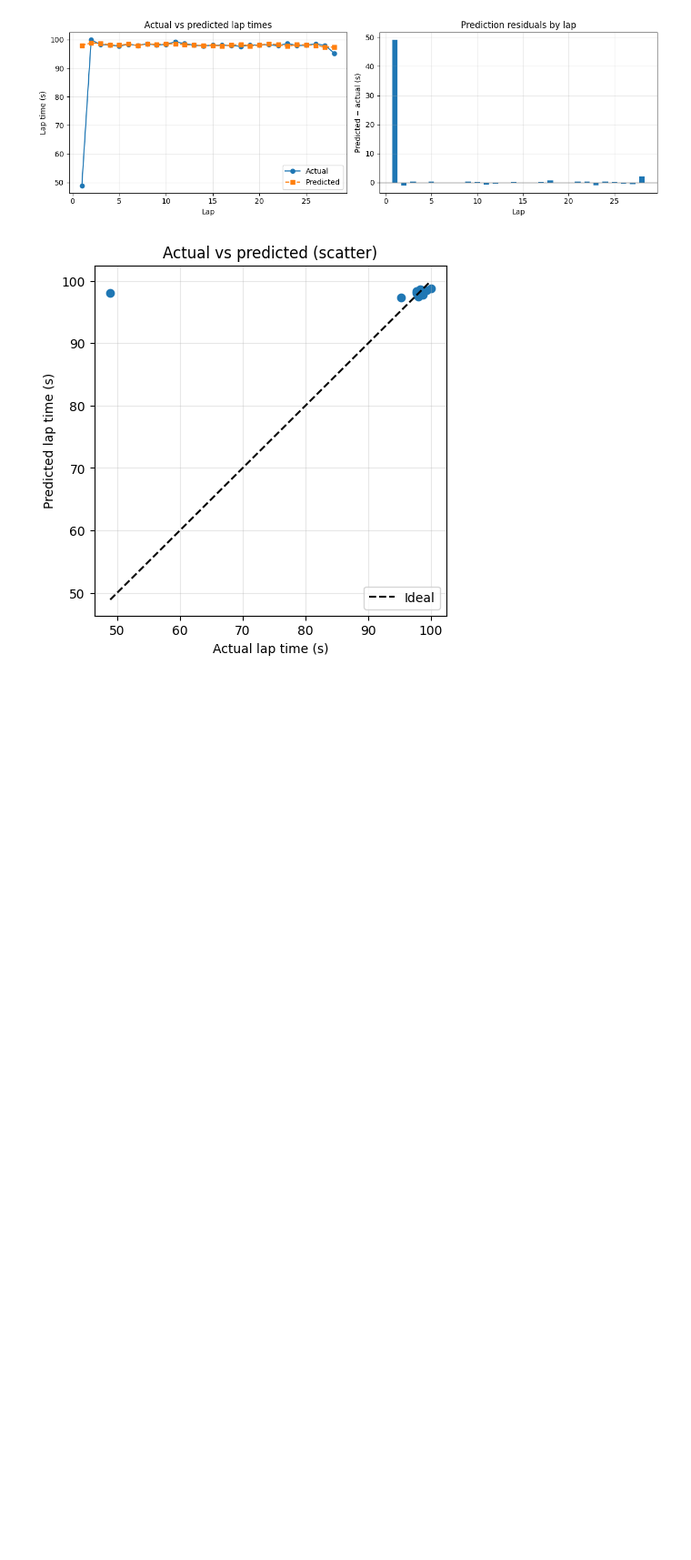
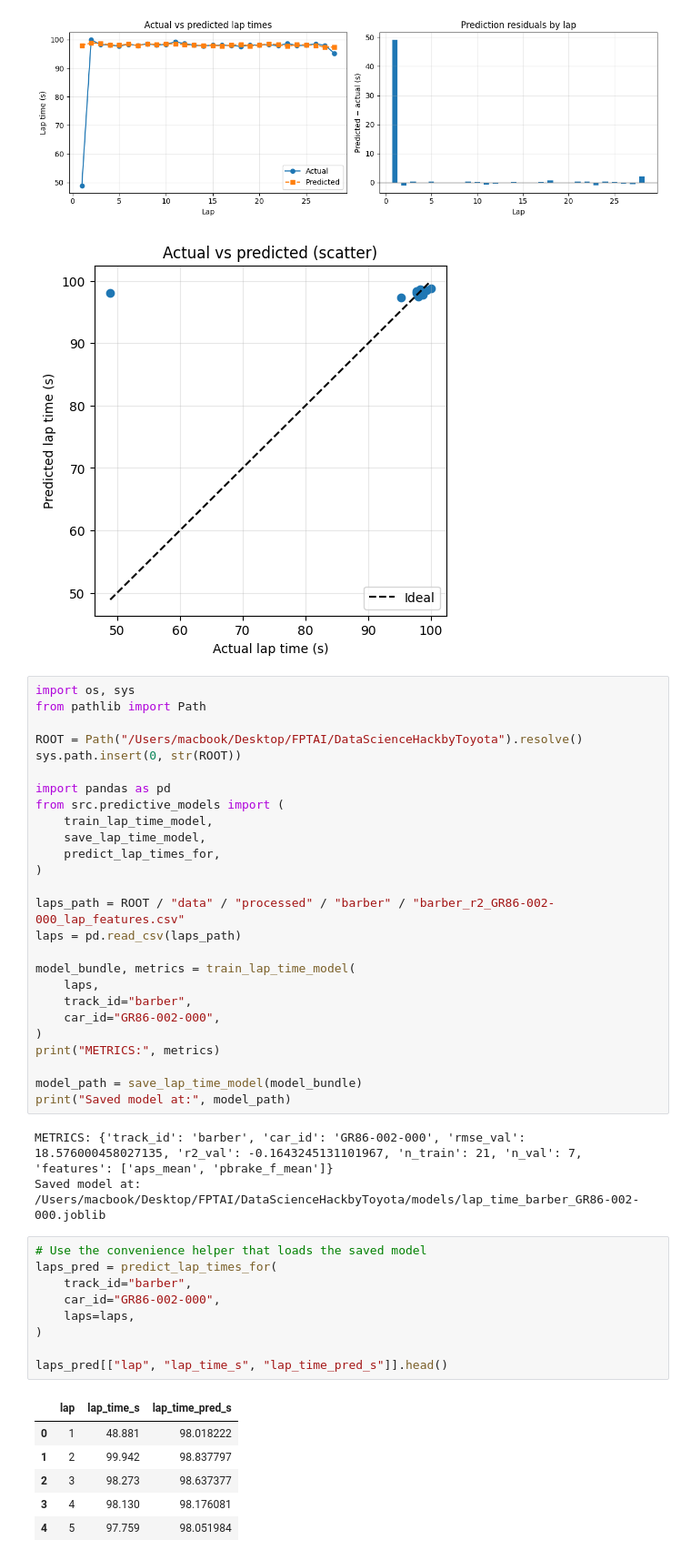
Before and after one commit to ngstephen1/DataScienceHackbyToyota, a Jupyter notebook: notebooks/11_barber_predictive_model.ipynb, the cells around one changed output. Shown: that part at 91% size. Saved outputs shown, nothing was run; the diff lists cells and outputs as text; blank space fills up the shorter version.

```diff
--- a/notebooks/11_barber_predictive_model.ipynb
+++ b/notebooks/11_barber_predictive_model.ipynb
@@ -295,3 +295,48 @@ plt.show()
 # %% [output]
 [figure]
 [figure]
+# %%
+import os, sys
+from pathlib import Path
+
+ROOT = Path("/Users/macbook/Desktop/FPTAI/DataScienceHackbyToyota").resolve()
+sys.path.insert(0, str(ROOT))
+
+import pandas as pd
+from src.predictive_models import (
+    train_lap_time_model,
+    save_lap_time_model,
+    predict_lap_times_for,
+)
+
+laps_path = ROOT / "data" / "processed" / "barber" / "barber_r2_GR86-002-000_lap_features.csv"
+laps = pd.read_csv(laps_path)
+
+model_bundle, metrics = train_lap_time_model(
+    laps,
+    track_id="barber",
+    car_id="GR86-002-000",
+)
+print("METRICS:", metrics)
+
+model_path = save_lap_time_model(model_bundle)
+print("Saved model at:", model_path)
+# %% [output]
+METRICS: {'track_id': 'barber', 'car_id': 'GR86-002-000', 'rmse_val': 18.576000458027135, 'r2_val': -0.1643245131101967, 'n_train': 21, 'n_val': 7, 'features': ['aps_mean', 'pbrake_f_mean']}
+Saved model at: /Users/macbook/Desktop/FPTAI/DataScienceHackbyToyota/models/lap_time_barber_GR86-002-000.joblib
+# %%
+# Use the convenience helper that loads the saved model
+laps_pred = predict_lap_times_for(
+    track_id="barber",
+    car_id="GR86-002-000",
+    laps=laps,
+)
+
+laps_pred[["lap", "lap_time_s", "lap_time_pred_s"]].head()
+# %% [output]
+|  | lap | lap_time_s | lap_time_pred_s |
+| 0 | 1 | 48.881 | 98.018222 |
+| 1 | 2 | 99.942 | 98.837797 |
+| 2 | 3 | 98.273 | 98.637377 |
+| 3 | 4 | 98.130 | 98.176081 |
+| 4 | 5 | 97.759 | 98.051984 |
```
Also changed, not shown: parts of 1 cell of this notebook, 6 other files.
